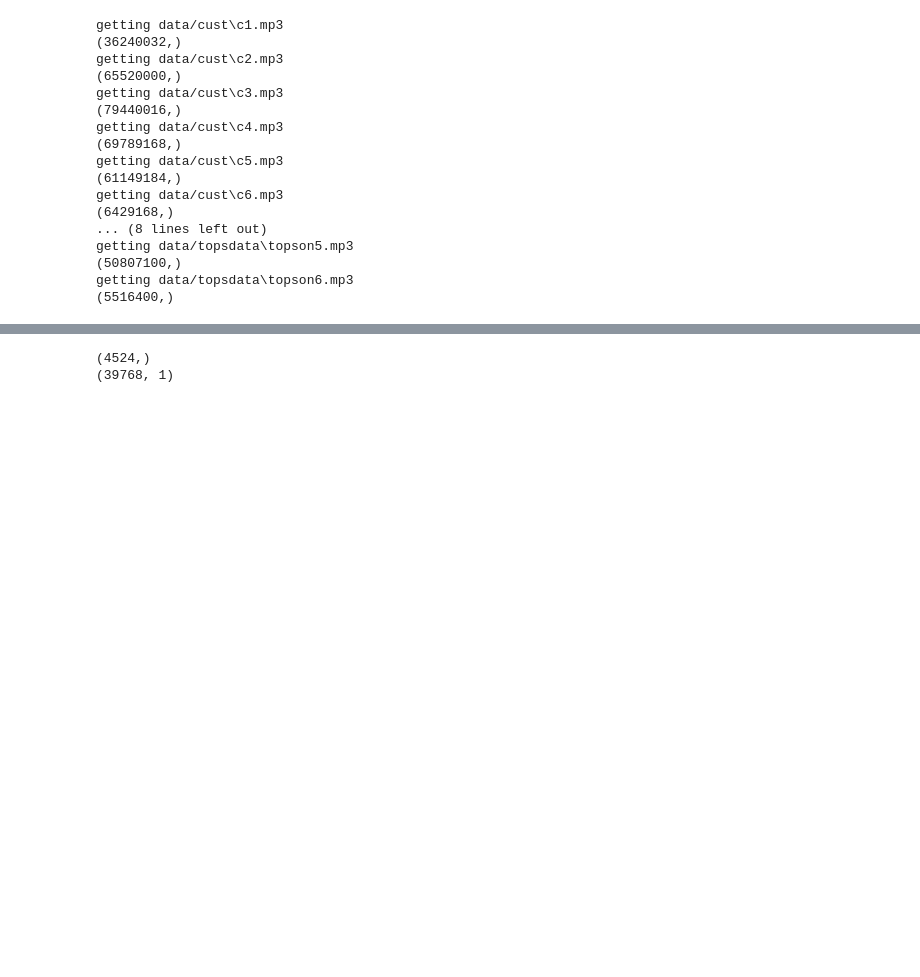
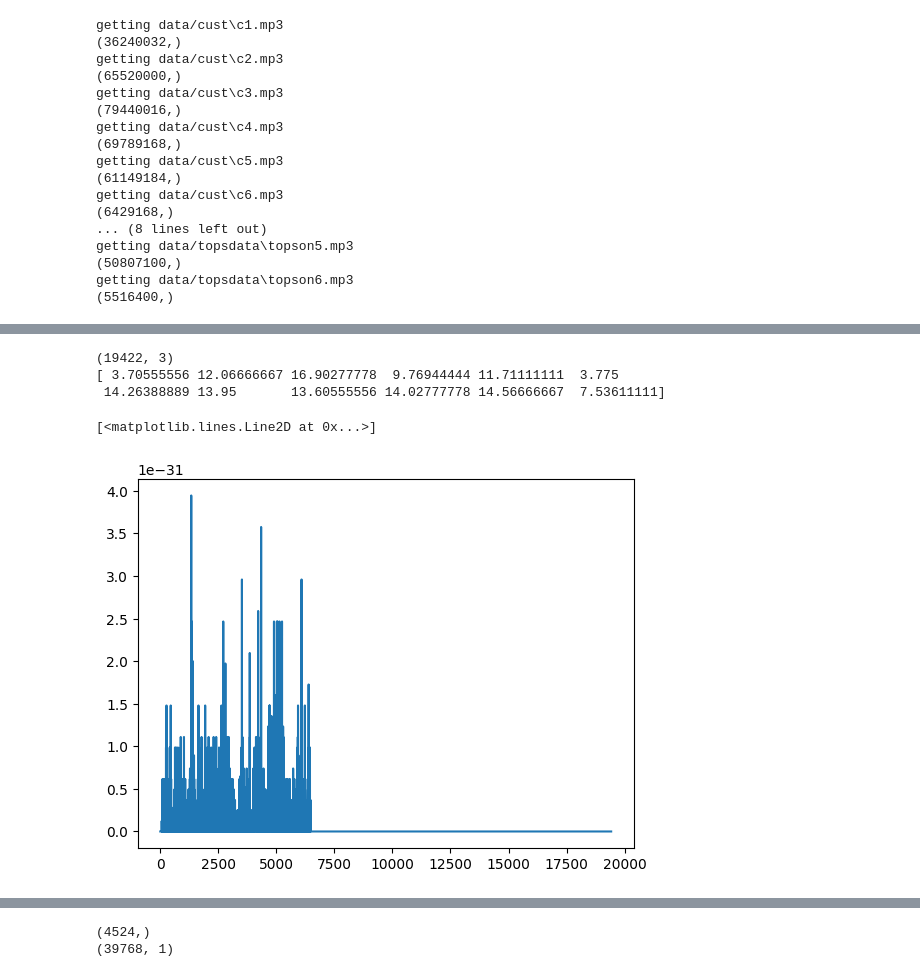
Before and after one commit to NikolayBlagoev/Dota_2_Highlight, a Jupyter notebook: get_anomalies.ipynb, the cells around one changed output, grey strips where cells are left out. Cells and saved outputs as stored; diff of their text form; code cells hidden in the pictures; blank space fills up the shorter version.

```diff
--- a/get_anomalies.ipynb
+++ b/get_anomalies.ipynb
@@ -69 +110,21 @@ plt.show()
+# %%
+from time_series.anomaly_detection import pca_outliar
+from sklearn.preprocessing import MinMaxScaler
+from time_series.preprocessing import normalize_mean_cov
+mnmx = MinMaxScaler(feature_range=(-1,1))
+new_sig = np.array([data_binr, singl_frm[:-12], data_rmsr])
+mnmx.fit(new_sig.reshape(-1,3))
+signal = mnmx.transform(new_sig.reshape(-1,3))
+# new_sig = np.array([normalize_mean_cov(data_binr) , normalize_mean_cov(data_binr), normalize_mean_cov(data_rmsr)])
+# signal = new_sig.reshape(-1,3)
+print(signal.shape)
+res = pca_outliar(signal, 3)
+print(res.argsort()[-12:][::-1]/(6*60))
+plt.plot(res)
+# %% [output]
+(19422, 3)
+[ 3.70555556 12.06666667 16.90277778  9.76944444 11.71111111  3.775
+ 14.26388889 13.95       13.60555556 14.02777778 14.56666667  7.53611111]
+[<matplotlib.lines.Line2D at 0x...>]
+[figure, added]
 # %%
```
Also changed, not shown: parts of 22 cells of this notebook, 4 other files.
